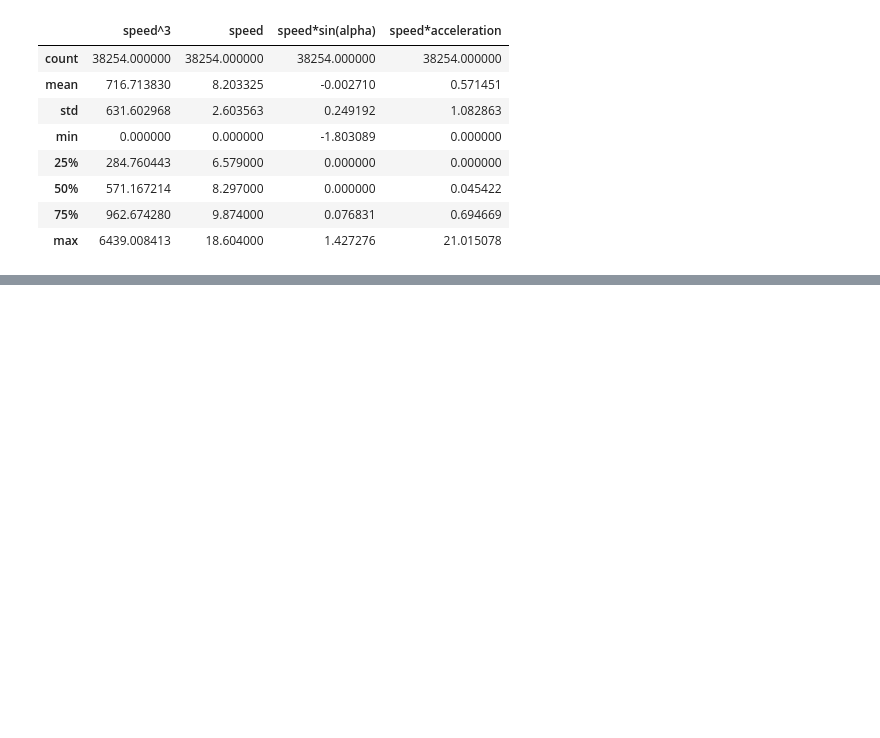
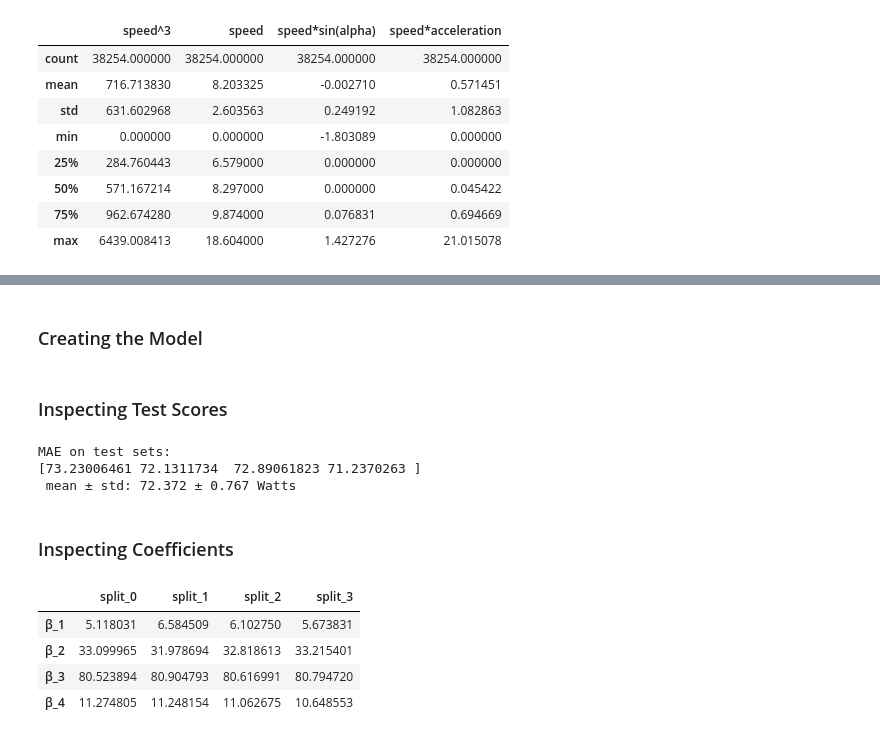
Before and after one commit to royaad/INRIA-ML-scikit-learn, a Jupyter notebook: Module 7/761_evaluation_questions.ipynb, the cells around one changed output, grey strips where cells are left out. Cells and saved outputs as stored; diff of their text form; code cells hidden in the pictures; blank space fills up the shorter version.

```diff
--- a/Module 7/761_evaluation_questions.ipynb
+++ b/Module 7/761_evaluation_questions.ipynb
@@ -99,0 +122,2 @@ new_data.describe()
+# %% [markdown]
+### Creating the Model
@@ -99,0 +151,27 @@ new_data.describe()
+# %% [markdown]
+### Inspecting Test Scores
+# %%
+errors = -cv_results_ridge["test_score"]
+print(f"MAE on test sets:\n{errors}\n",
+      f"mean ± std: {errors.mean():.3f} ± {errors.std():.3f} Watts")
+# %% [output]
+MAE on test sets:
+[73.23006461 72.1311734  72.89061823 71.2370263 ]
+ mean ± std: 72.372 ± 0.767 Watts
+# %% [markdown]
+### Inspecting Coefficients
+# %%
+coef_df = pd.DataFrame()
+
+for i, pipe in enumerate(cv_results_ridge['estimator']):
+
+    coef_df[f'split_{i}'] = pipe[-1].coef_
+
+coef_df.index = [f"β_{i}" for i in range(1,5)]
+coef_df
+# %% [output]
+|  | split_0 | split_1 | split_2 | split_3 |
+| β_1 | 5.118031 | 6.584509 | 6.102750 | 5.673831 |
+| β_2 | 33.099965 | 31.978694 | 32.818613 | 33.215401 |
+| β_3 | 80.523894 | 80.904793 | 80.616991 | 80.794720 |
+| β_4 | 11.274805 | 11.248154 | 11.062675 | 10.648553 |
```
Also changed, not shown: parts of 49 cells of this notebook, 1 other file.
